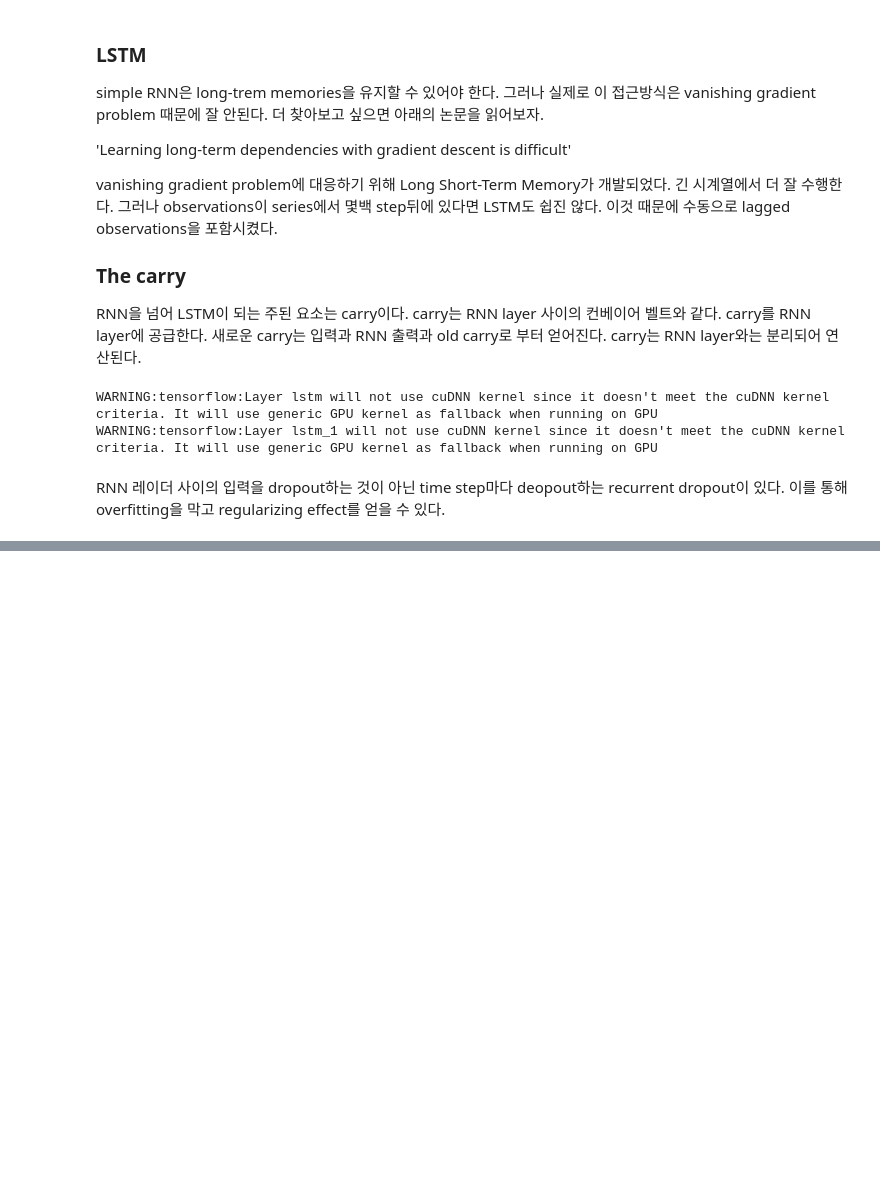
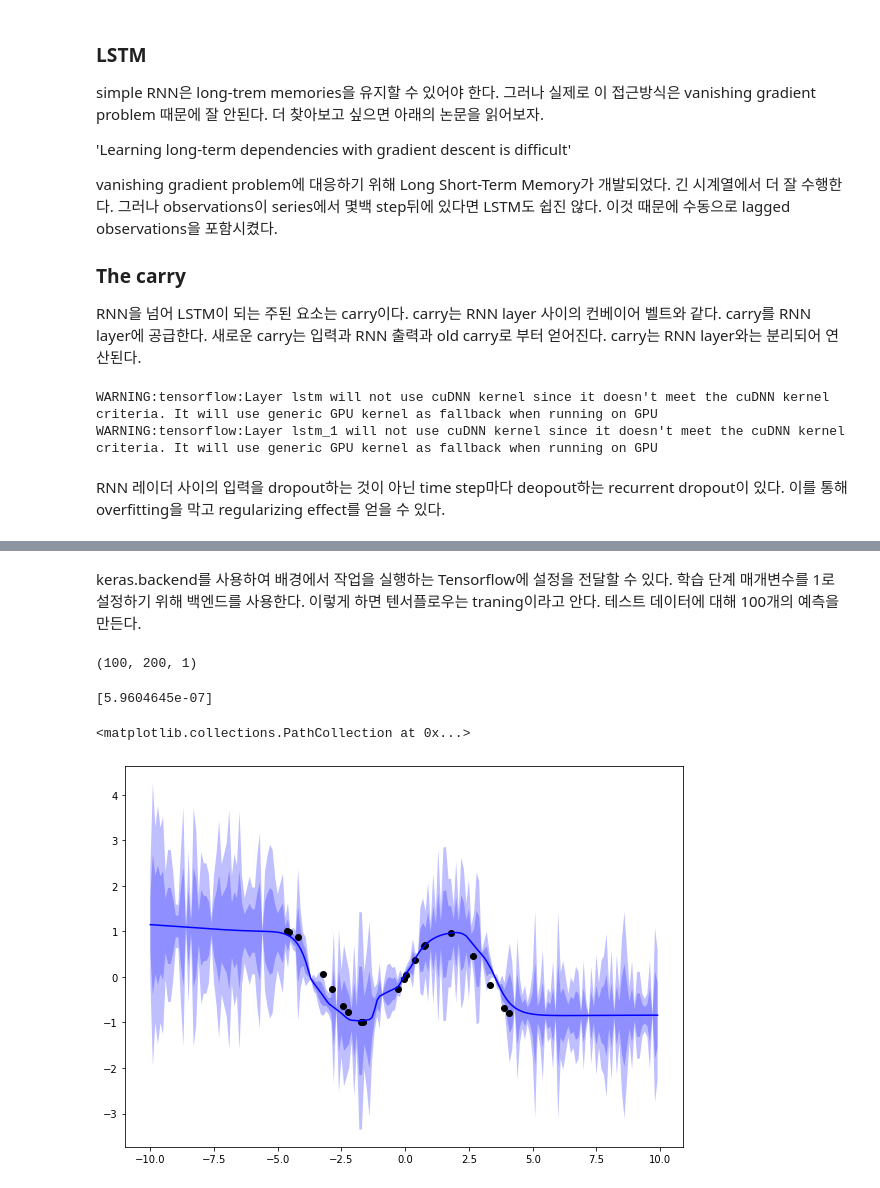
Before and after one commit to werellel/ML-for-Finance, a Jupyter notebook: understanding_time_series.ipynb, the cells around one changed output, grey strips where cells are left out. Saved outputs shown, nothing was run; the diff lists cells and outputs as text; code cells hidden in the pictures; blank space fills up the shorter version.

```diff
--- a/understanding_time_series.ipynb
+++ b/understanding_time_series.ipynb
@@ -1037,0 +1091,50 @@ model.add(LSTM(16, recurrent_dropout=0.1))
+# %%
+X_test = np.arange(-10,10,0.1)
+X_test = np.expand_dims(X_test,-1)
+# %% [markdown]
+keras.backend를 사용하여 배경에서 작업을 실행하는 Tensorflow에 설정을 전달할 수 있다.
+학습 단계 매개변수를 1로 설정하기 위해 백엔드를 사용한다.
+이렇게 하면 텐서플로우는 traning이라고 안다. 테스트 데이터에 대해 100개의 예측을 만든다.
+# %%
+# import keras.backend as K
+# K.clear_session()
+# K.set_learning_phase(1)
+
+probs = []
+for i in range(100):
+    out = model.predict(X_test)
+    probs.append(out)
+# %%
+p = np.array(probs)
+# %%
+p.shape
+# %% [output]
+(100, 200, 1)
+# %%
+mean = np.mean(p,axis=0)
+std = np.std(p,axis=0)
+print(std[0])
+# %% [output]
+[5.9604645e-07]
+# %%
+import matplotlib.pyplot as plt
+
+plt.figure(figsize=(10,7))
+plt.plot(X_test, mean, c='blue')
+
+lower_bound = mean - (std * 1000000)
+upper_bound =  mean + (std * 1000000)
+plt.fill_between(X_test.flatten(), upper_bound.flatten(), lower_bound.flatten(),alpha=0.25, facecolor='blue')
+
+lower_bound = mean - std
+upper_bound =  mean + std
+plt.fill_between(X_test.flatten(), upper_bound.flatten(), lower_bound.flatten(),alpha=0.25, facecolor='blue')
+
+lower_bound = mean - (std * 2000000)
+upper_bound =  mean + (std * 2000000)
+plt.fill_between(X_test.flatten(), upper_bound.flatten(),lower_bound.flatten(),alpha=0.25, facecolor='blue')
+
+plt.scatter(X, y, c='black')
+# %% [output]
+<matplotlib.collections.PathCollection at 0x...>
+[figure, added]
```
Also changed, not shown: parts of 13 cells of this notebook.
